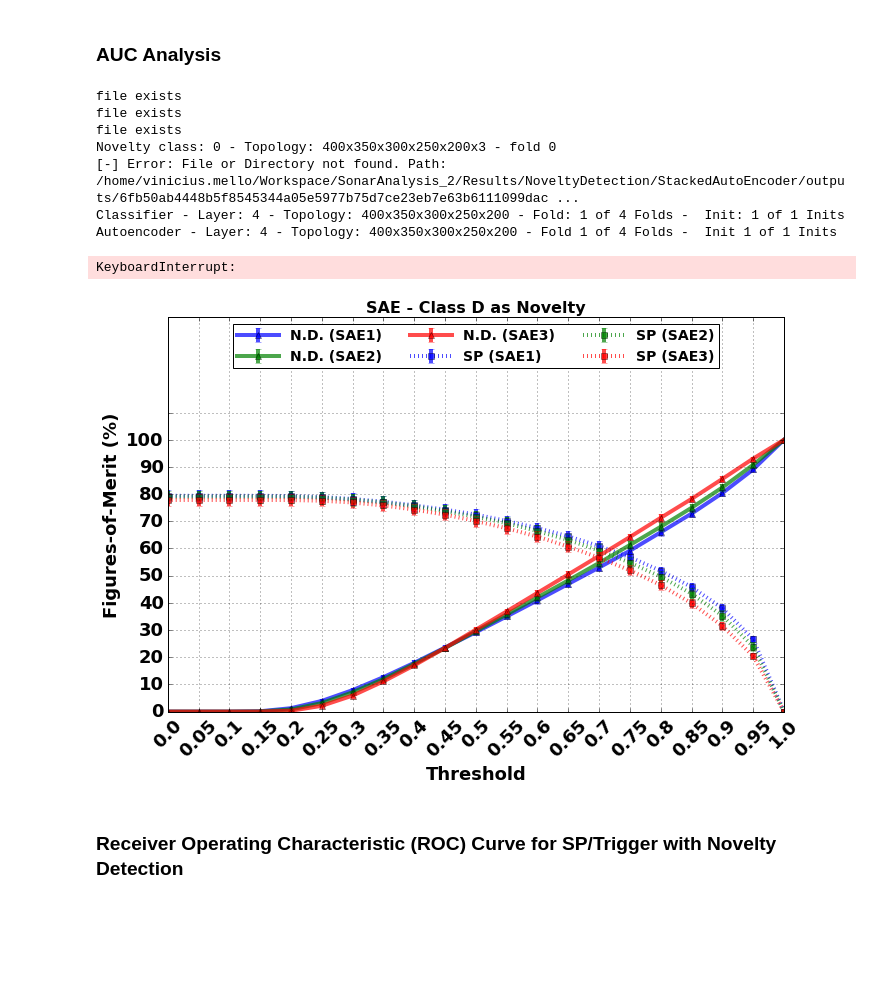
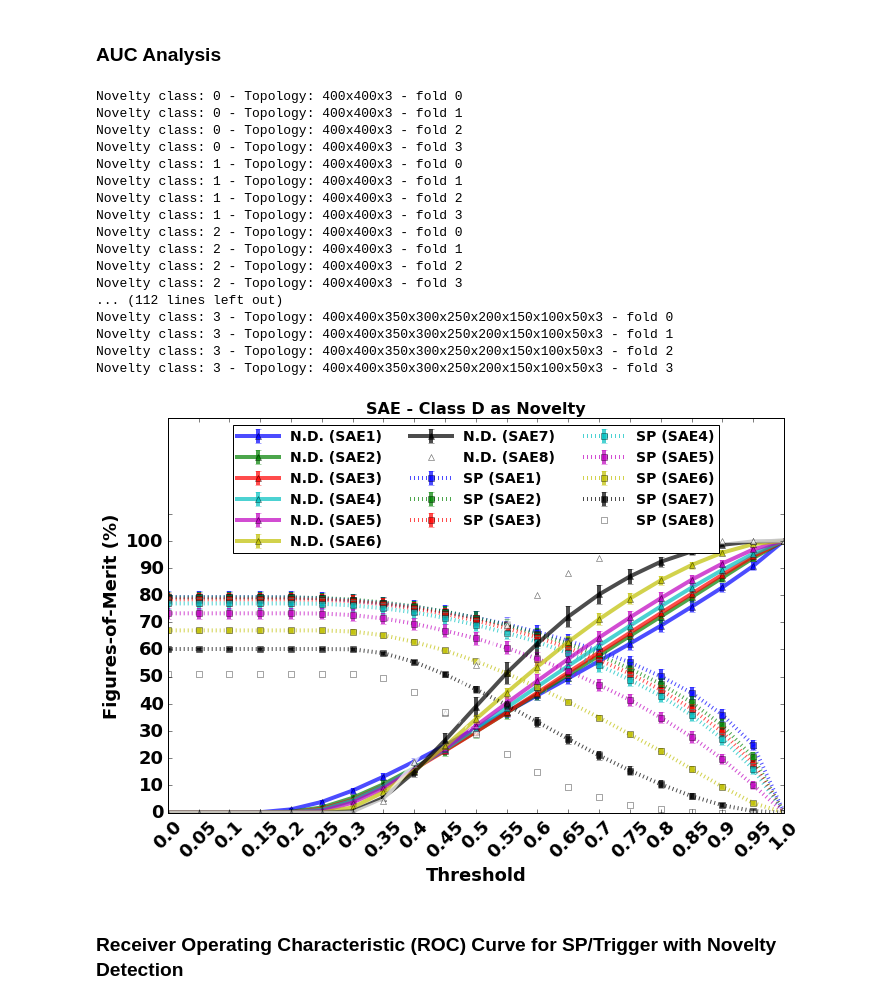
Before and after one commit to natmourajr/SonarAnalysis, a Jupyter notebook: Packages/NoveltyDetection/StackedAutoEncoders/FineTuning_Analysis.ipynb, the cells around one changed output. Cells and saved outputs as stored; diff of their text form; code cells hidden in the pictures; blank space fills up the shorter version.

Commit message:
Last changes in SAE Analysis

```diff
--- a/Packages/NoveltyDetection/StackedAutoEncoders/FineTuning_Analysis.ipynb
+++ b/Packages/NoveltyDetection/StackedAutoEncoders/FineTuning_Analysis.ipynb
@@ -39,7 +39,7 @@ training_params = {
 }
 # cadc84ee1837f4aa2919c45f8cdf287fcb18166212d57eb4d47e47c6a0bb0450 tanh
 # 99092520b628f4d5de192d532f45e3cc9423cd88cd1f6b94423f81ba4fa13084
-analysis = SAENoveltyDetectionAnalysis(parameters=training_params, model_hash="6fb50ab4448b5f8545344a05e5977b75d7ce23eb7e63b6111099dac6f6c1bd19", #model_hash="ac4069e4f7fd06ed0e516577c5a9fa01f26ffdffbea1b8908bef4b1a5b60b927",
+analysis = SAENoveltyDetectionAnalysis(parameters=training_params, model_hash="e0778959d0a01951aac45a34a4a6055ec2bb3f5a484d83c63458c65d59d93257", #model_hash="ac4069e4f7fd06ed0e516577c5a9fa01f26ffdffbea1b8908bef4b1a5b60b927",
                                        load_hash=True, load_data=True, verbose=False)
 all_data, all_trgt, trgt_sparse = analysis.getData()
 
@@ -220,8 +220,8 @@ inovelty = 0
 # for layer in range(1,len(hidden_neurons_total)+1):
 #     hidden_neurons = hidden_neurons_total[:layer]
 
-layer = 2
-hidden_neurons = [400,300]
+layer = 1
+hidden_neurons = [100]
 neurons_str = SAE[inovelty].get_neurons_str(trn_data[inovelty],hidden_neurons=hidden_neurons[:layer])
 analysis_name = "figures_of_merit_{}_layer_{}_neurons".format(layer,neurons_str)
 analysis_file = os.path.join(analysis.getBaseResultsPath(), "AnalysisFiles", analysis_name + ".jbl")
@@ -544,9 +562,9 @@ import matplotlib.pyplot as plt
 inovelty = 3
 
 # Choose neurons topology
-hidden_neurons_total = [350,300,250,200,150,100,50]
+hidden_neurons_total = [400,350,300,250,200,150,100,50]
 
-layers = [1,2,3,4,5,6,7]
+layers = [1,2,3,4,5,6,7,8]
 
 # plot analysis
 import matplotlib.pyplot as plt
@@ -560,7 +578,7 @@ plt.rcParams['legend.numpoints'] = 1
 plt.rcParams['legend.handlelength'] = 3
 plt.rcParams['legend.borderpad'] = 0.3
 plt.rcParams['legend.fontsize'] = 14
-m_colors = ['b', 'g', 'r', 'c', 'm', 'y', 'k', 'w']
+m_colors = ['b', 'g', 'r', 'c', 'm', 'y', 'k', 'w',]
 m_markers = ['^', 's', 'o', 'p']
 
 figsize = (10,7)
@@ -653,42 +671,51 @@ for layer in layers:
     ax.set_xlim([np.min(thr_mat), np.max(thr_mat)])
 
     ax.set_ylim([0.0, 1.45])
     y_ticks = np.arange(0.0,1.2,0.1)
     ax.set_yticks(y_ticks)
     y_tick_labels = 100*y_ticks[y_ticks<=1.0]
     y_tick_labels = y_tick_labels.astype(int)
     ax.set_yticklabels(y_tick_labels,fontsize=18)
 
     ax.grid()
 
     ax.set_xlabel('Threshold',fontsize=18,weight='bold')
     ax.set_ylabel(u'Figures-of-Merit (%)',fontsize=18,weight='bold')
 
     handles, labels = ax.get_legend_handles_labels()
     # sort both labels and handles by labels
     labels, handles = zip(*sorted(zip(labels, handles), key=lambda t: t[0]))
     ax.legend(handles, labels, ncol=3,loc='upper center')
 
     plt.tight_layout()
     i = i + 1
 #Save the figure
 analysis_name = "figures_of_merit_multiple_layers".format(layer,neurons_str)
 file_name = os.path.join(analysis.pictures_output_folder, analysis_name+"_{}_novelty.png".format(inovelty))
 plt.savefig(file_name, format="png")
 try:
     my_bot.sendMessage(imgPath=file_name)
 except Exception as e:
     print("Error when sending the image to the bot. Error: {}".format(str(e)))
 # %% [output]
-file exists
-file exists
-file exists
-Novelty class: 0 - Topology: 400x350x300x250x200x3 - fold 0
-[-] Error: File or Directory not found. Path: /home/vinicius.mello/Workspace/SonarAnalysis_2/Results/NoveltyDetection/StackedAutoEncoder/outputs/6fb50ab4448b5f8545344a05e5977b75d7ce23eb7e63b6111099dac ...
-Classifier - Layer: 4 - Topology: 400x350x300x250x200 - Fold: 1 of 4 Folds -  Init: 1 of 1 Inits
-Autoencoder - Layer: 4 - Topology: 400x350x300x250x200 - Fold 1 of 4 Folds -  Init 1 of 1 Inits
+Novelty class: 0 - Topology: 400x400x3 - fold 0
+Novelty class: 0 - Topology: 400x400x3 - fold 1
+Novelty class: 0 - Topology: 400x400x3 - fold 2
+Novelty class: 0 - Topology: 400x400x3 - fold 3
+Novelty class: 1 - Topology: 400x400x3 - fold 0
+Novelty class: 1 - Topology: 400x400x3 - fold 1
+Novelty class: 1 - Topology: 400x400x3 - fold 2
+Novelty class: 1 - Topology: 400x400x3 - fold 3
+Novelty class: 2 - Topology: 400x400x3 - fold 0
+Novelty class: 2 - Topology: 400x400x3 - fold 1
+Novelty class: 2 - Topology: 400x400x3 - fold 2
+Novelty class: 2 - Topology: 400x400x3 - fold 3
+... (112 lines left out)
+Novelty class: 3 - Topology: 400x400x350x300x250x200x150x100x50x3 - fold 0
+Novelty class: 3 - Topology: 400x400x350x300x250x200x150x100x50x3 - fold 1
+Novelty class: 3 - Topology: 400x400x350x300x250x200x150x100x50x3 - fold 2
+Novelty class: 3 - Topology: 400x400x350x300x250x200x150x100x50x3 - fold 3
-KeyboardInterrupt:
-[figure, old version]
+[figure, new version]
 # %% [markdown]
 ### Receiver Operating Characteristic (ROC) Curve for SP/Trigger with Novelty Detection
 # %% [raw]
```
Also changed, not shown: parts of 2 cells of this notebook, 6 other files.
